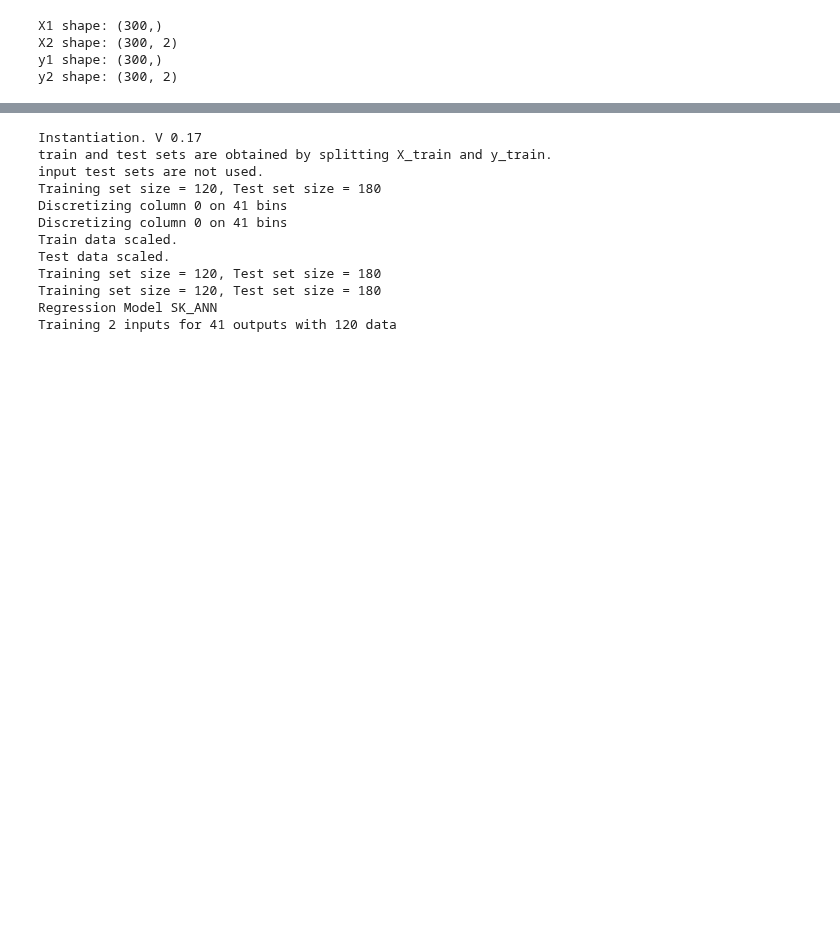
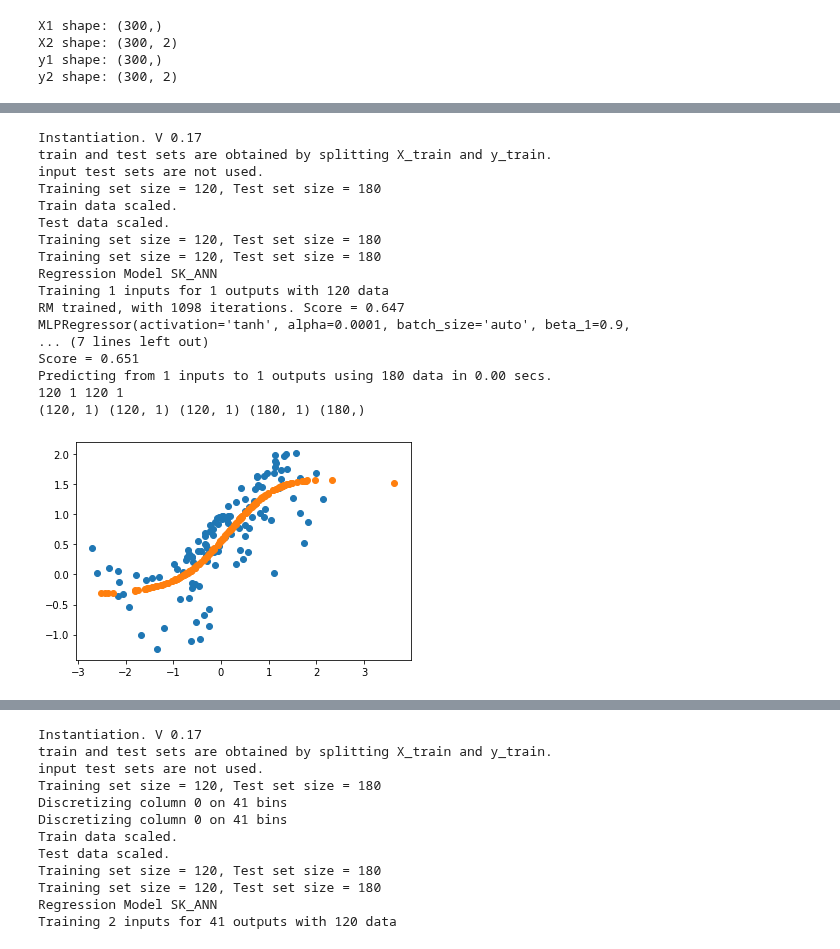
Before and after one commit to Morisset/AI4neb, a Jupyter notebook: docs/Test_Discretization.ipynb, the cells around one changed output, grey strips where cells are left out. Drawn from its saved outputs; the diff is of its cells as text; code cells hidden in the pictures; blank space fills up the shorter version.

```diff
--- a/docs/Test_Discretization.ipynb
+++ b/docs/Test_Discretization.ipynb
@@ -54,6 +54,39 @@ scoring = True
 reduce_by = 'max'
 split_ratio = 0.6
 scaling = True
+# %%
+RM1 = manage_RM(X_train=X1, y_train=y1, split_ratio=split_ratio, verbose=True,
+                scaling=scaling)
+RM1.init_RM(max_iter=10000, tol=0.00001, solver='adam', activation='tanh',
+            hidden_layer_sizes=(10,))
+RM1.train_RM()
+RM1.predict(scoring=scoring)
+
+print(RM1.N_train, RM1.N_in, RM1.N_train_y, RM1.N_out)
+print(RM1.X_train.shape, RM1.y_train_ori.shape, RM1.y_train.shape, RM1.X_test.shape, RM1.pred.shape)
+
+f, ax = plt.subplots()
+ax.scatter(RM1.X_train_unscaled, RM1.y_train_ori)
+ax.scatter(RM1.X_test_unscaled, RM1.pred);
+# %% [output]
+Instantiation. V 0.17
+train and test sets are obtained by splitting X_train and y_train.
+input test sets are not used.
+Training set size = 120, Test set size = 180
+Train data scaled.
+Test data scaled.
+Training set size = 120, Test set size = 180
+Training set size = 120, Test set size = 180
+Regression Model SK_ANN
+Training 1 inputs for 1 outputs with 120 data
+RM trained, with 1098 iterations. Score = 0.647
+MLPRegressor(activation='tanh', alpha=0.0001, batch_size='auto', beta_1=0.9,
+... (7 lines left out)
+Score = 0.651
+Predicting from 1 inputs to 1 outputs using 180 data in 0.00 secs.
+120 1 120 1
+(120, 1) (120, 1) (120, 1) (180, 1) (180,)
+[figure, added]
 # %%
 RM1 = manage_RM(X_train=X1, y_train=y1, split_ratio=split_ratio, verbose=True,
                 N_y_bins=N_y_bins, y_vects=y_vects, scaling=scaling)
```
Also changed, not shown: parts of 4 cells of this notebook.
